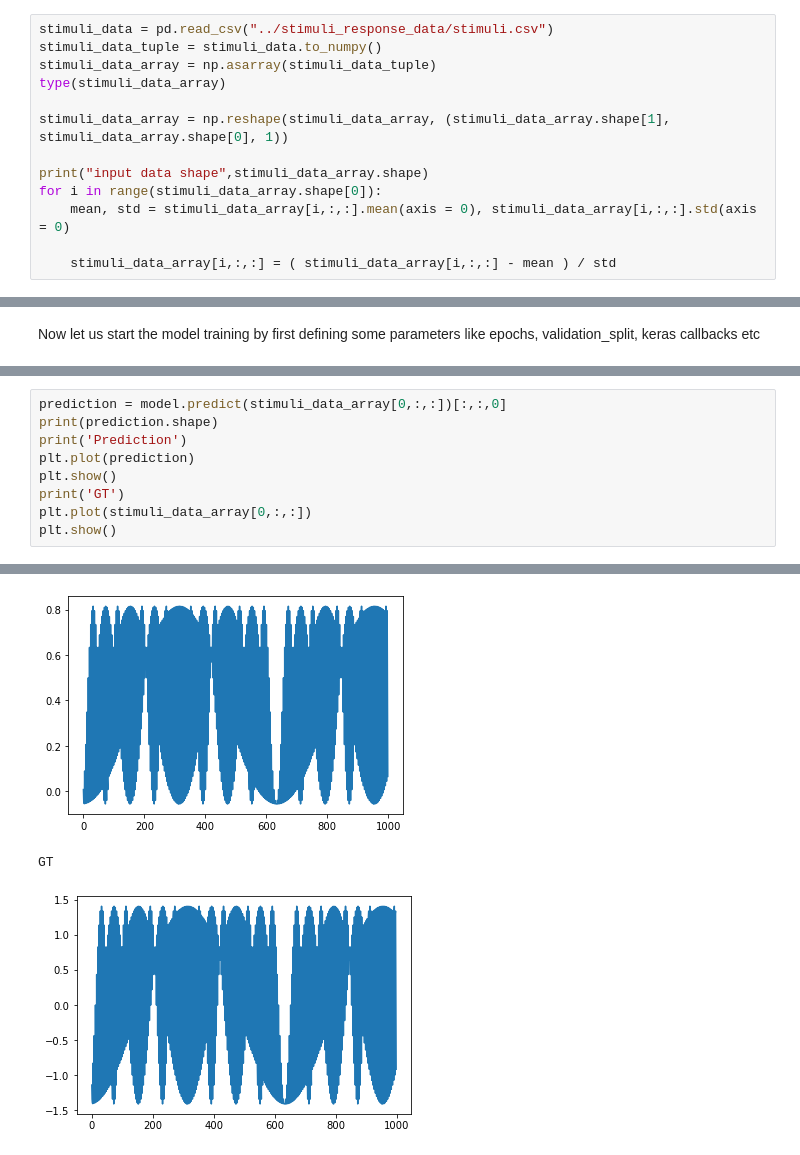
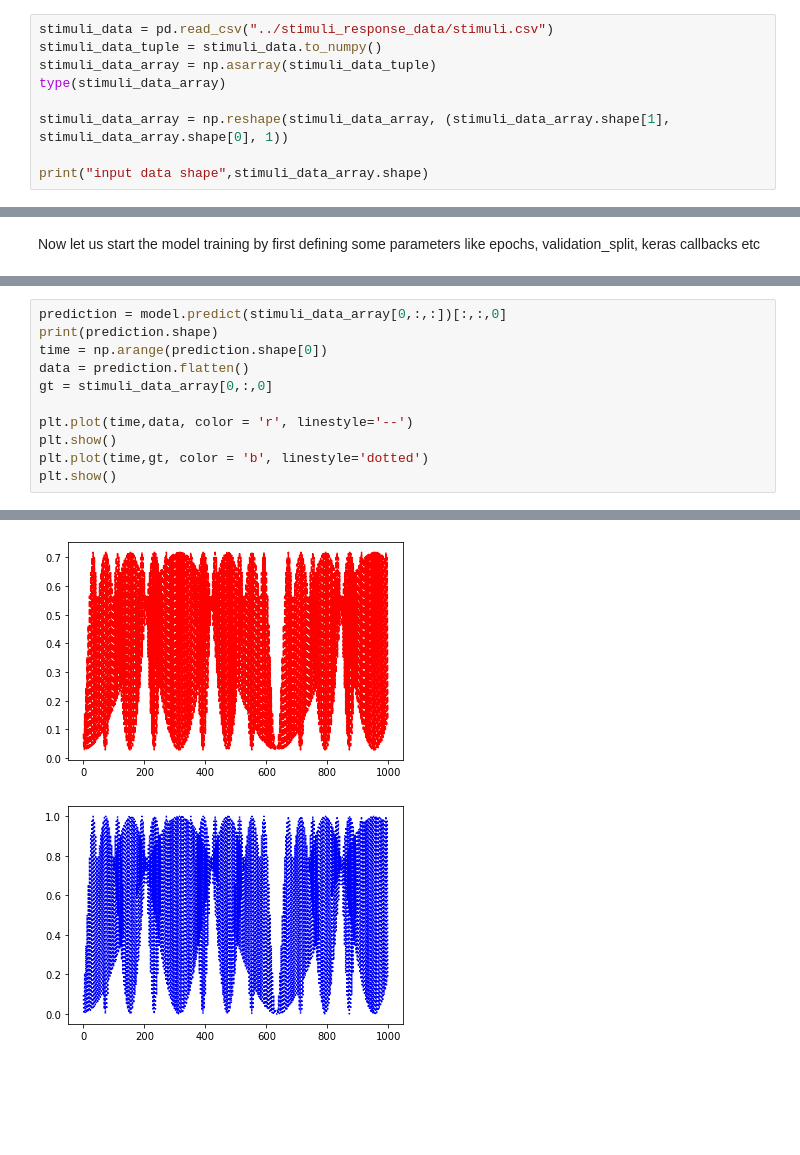
Before and after one commit to Kapoorlabs-paris/goodplacedeeplearning, a Jupyter notebook: PredictResponseStimuli/Time_series_prediction.ipynb, the cells around one changed output, grey strips where cells are left out. Drawn from its saved outputs; the diff is of its cells as text; blank space fills up the shorter version.

```diff
--- a/PredictResponseStimuli/Time_series_prediction.ipynb
+++ b/PredictResponseStimuli/Time_series_prediction.ipynb
@@ -20,10 +20,6 @@ type(stimuli_data_array)
 stimuli_data_array = np.reshape(stimuli_data_array, (stimuli_data_array.shape[1], stimuli_data_array.shape[0], 1))
 
 print("input data shape",stimuli_data_array.shape)
-for i in range(stimuli_data_array.shape[0]):
-    mean, std = stimuli_data_array[i,:,:].mean(axis = 0), stimuli_data_array[i,:,:].std(axis = 0)
-
-    stimuli_data_array[i,:,:] = ( stimuli_data_array[i,:,:] - mean ) / std
 # %% [output]
 input data shape (4, 999, 1)
 # %%
@@ -131,10 +127,12 @@ plot_history(history)
 # %%
 prediction = model.predict(stimuli_data_array[0,:,:])[:,:,0]
 print(prediction.shape)
-print('Prediction')
-plt.plot(prediction)
+time = np.arange(prediction.shape[0])
+data = prediction.flatten()
+gt = stimuli_data_array[0,:,0]
+
+plt.plot(time,data, color = 'r', linestyle='--')
 plt.show()
-print('GT')
-plt.plot(stimuli_data_array[0,:,:])
+plt.plot(time,gt, color = 'b', linestyle='dotted')
 plt.show()
 # %% [output]
@@ -144,3 +141,2 @@ Prediction
-[figure, old version]
+[figure, new version]
-GT
-[figure, old version]
+[figure, new version]
```
Also changed, not shown: parts of 5 cells of this notebook, 1 other file.
